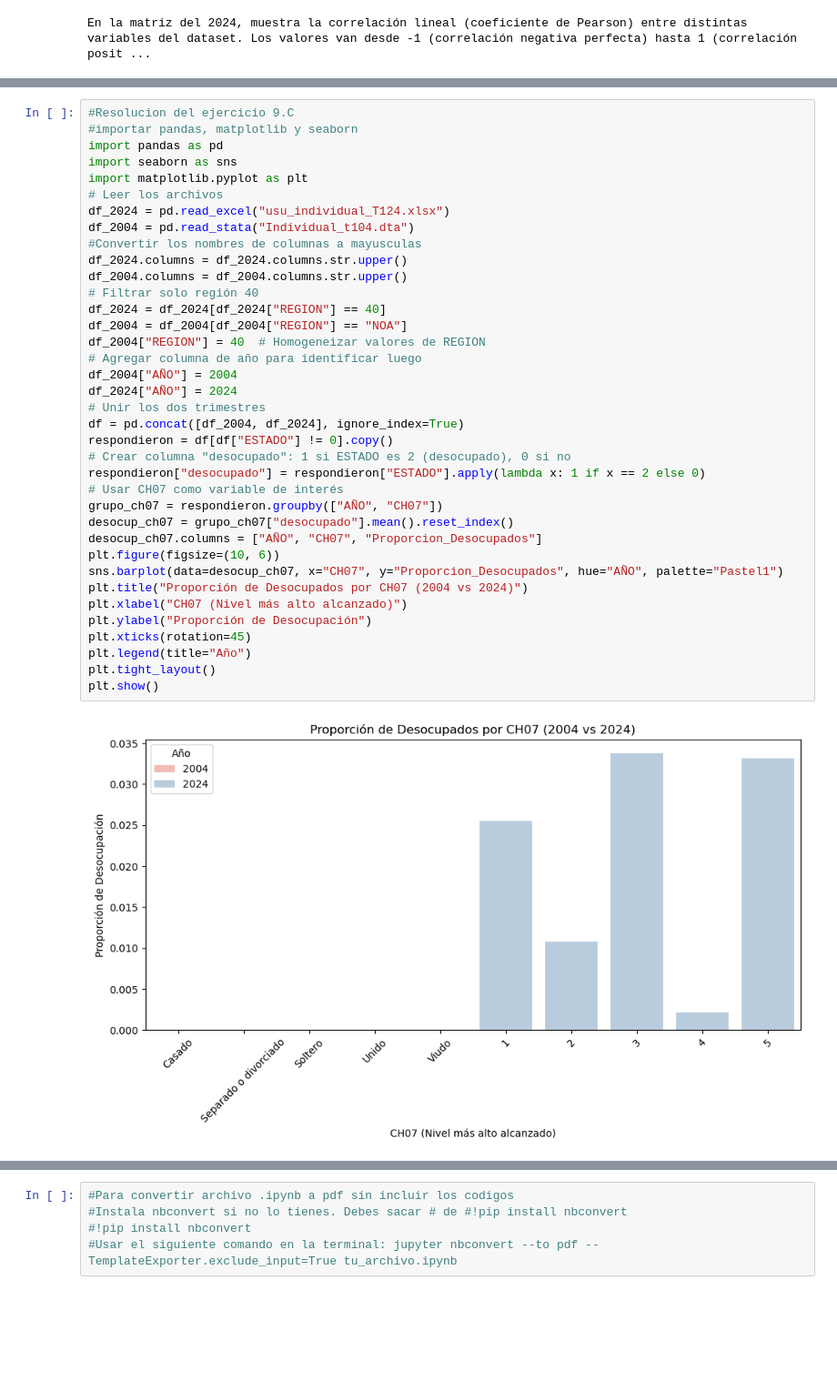
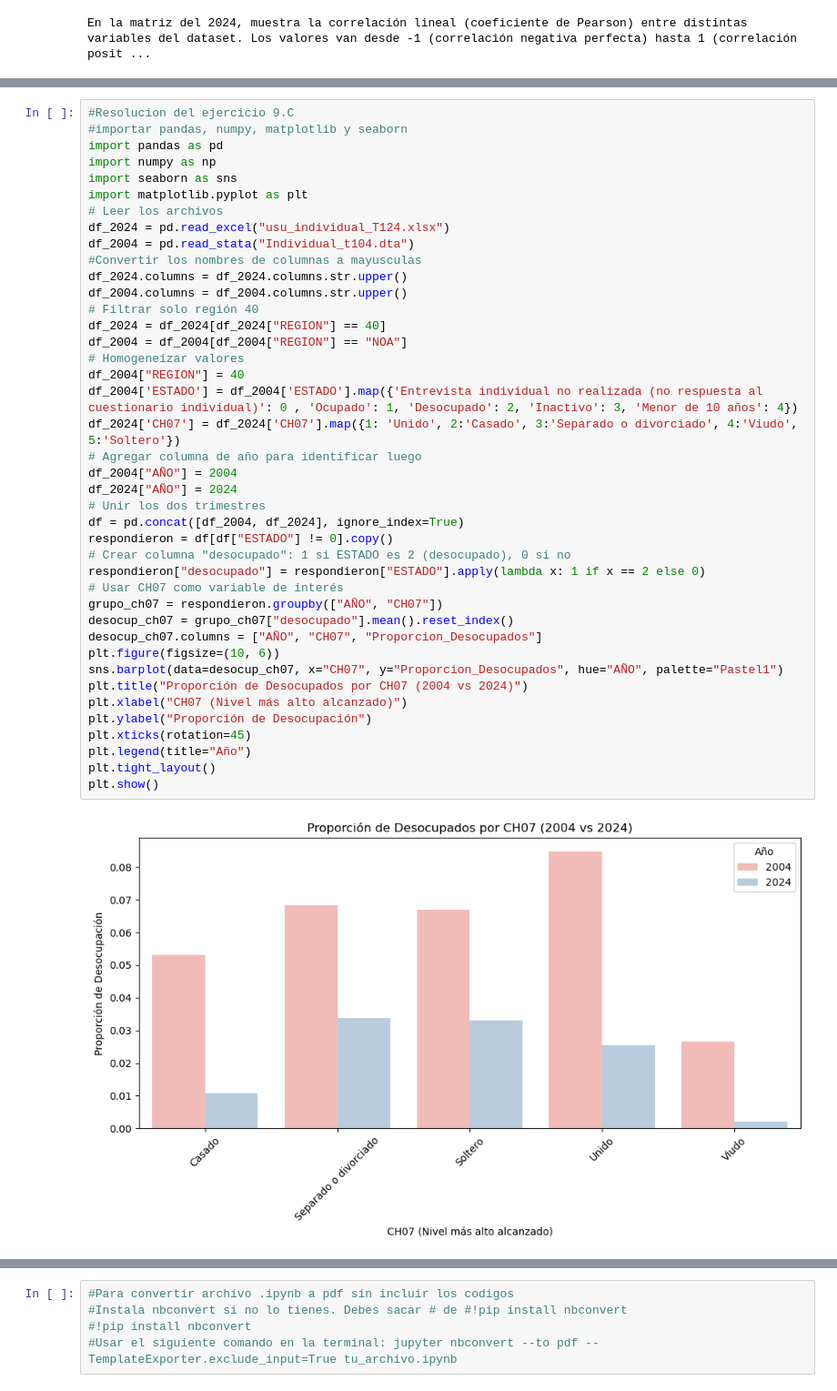
Before and after one commit to LucaDadderio0/-BigDataUBA-Grup10, a Jupyter notebook: TP2/Big_Data_TP2_Grupo10.ipynb, the cells around one changed output, grey strips where cells are left out. Shown at 91% size. Saved outputs shown, nothing was run; the diff lists cells and outputs as text; blank space fills up the shorter version.

```diff
--- a/TP2/Big_Data_TP2_Grupo10.ipynb
+++ b/TP2/Big_Data_TP2_Grupo10.ipynb
@@ -549,40 +630,44 @@ si, hubo cambios de desocupados por edad
 # %%
 #Resolucion del ejercicio 9.C
-#importar pandas, matplotlib y seaborn
+#importar pandas, numpy, matplotlib y seaborn
 import pandas as pd
+import numpy as np
 import seaborn as sns
 import matplotlib.pyplot as plt
 # Leer los archivos
 df_2024 = pd.read_excel("usu_individual_T124.xlsx")
 df_2004 = pd.read_stata("Individual_t104.dta")
 #Convertir los nombres de columnas a mayusculas
 df_2024.columns = df_2024.columns.str.upper()
 df_2004.columns = df_2004.columns.str.upper()
 # Filtrar solo región 40
 df_2024 = df_2024[df_2024["REGION"] == 40]
 df_2004 = df_2004[df_2004["REGION"] == "NOA"]
-df_2004["REGION"] = 40  # Homogeneizar valores de REGION
+# Homogeneizar valores
+df_2004["REGION"] = 40
+df_2004['ESTADO'] = df_2004['ESTADO'].map({'Entrevista individual no realizada (no respuesta al cuestionario individual)': 0 , 'Ocupado': 1, 'Desocupado': 2, 'Inactivo': 3, 'Menor de 10 años': 4})
+df_2024['CH07'] = df_2024['CH07'].map({1: 'Unido', 2:'Casado', 3:'Separado o divorciado', 4:'Viudo', 5:'Soltero'})
 # Agregar columna de año para identificar luego
 df_2004["AÑO"] = 2004
 df_2024["AÑO"] = 2024
 # Unir los dos trimestres
 df = pd.concat([df_2004, df_2024], ignore_index=True)
 respondieron = df[df["ESTADO"] != 0].copy()
 # Crear columna "desocupado": 1 si ESTADO es 2 (desocupado), 0 si no
 respondieron["desocupado"] = respondieron["ESTADO"].apply(lambda x: 1 if x == 2 else 0)
 # Usar CH07 como variable de interés
 grupo_ch07 = respondieron.groupby(["AÑO", "CH07"])
 desocup_ch07 = grupo_ch07["desocupado"].mean().reset_index()
 desocup_ch07.columns = ["AÑO", "CH07", "Proporcion_Desocupados"]
 plt.figure(figsize=(10, 6))
 sns.barplot(data=desocup_ch07, x="CH07", y="Proporcion_Desocupados", hue="AÑO", palette="Pastel1")
 plt.title("Proporción de Desocupados por CH07 (2004 vs 2024)")
 plt.xlabel("CH07 (Nivel más alto alcanzado)")
 plt.ylabel("Proporción de Desocupación")
 plt.xticks(rotation=45)
 plt.legend(title="Año")
 plt.tight_layout()
 plt.show()
 # %% [output]
-[figure, old version]
+[figure, new version]
 # %%
```
Also changed, not shown: parts of 20 cells of this notebook.
